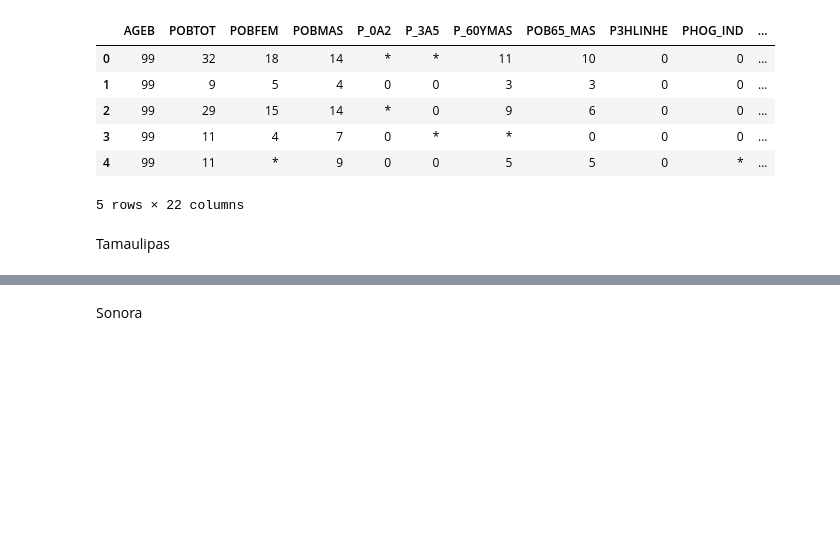
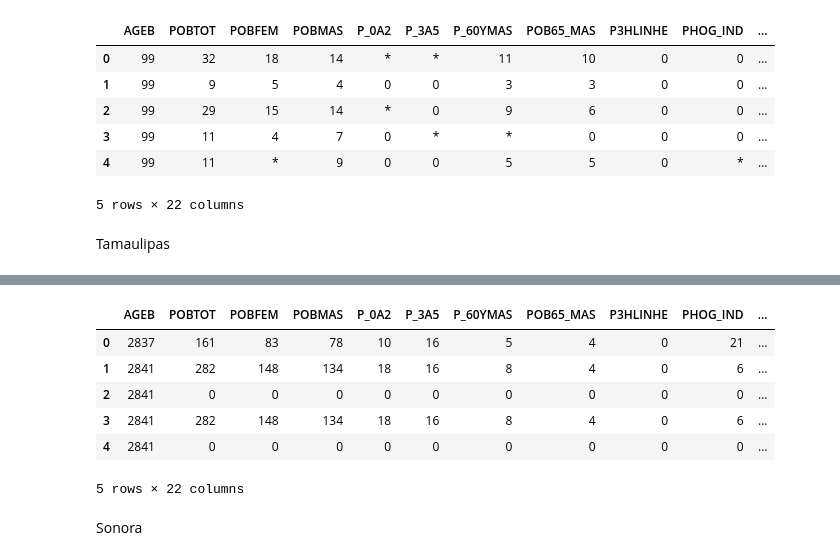
Before and after one commit to LH-1169213/IslasDeCalor, a Jupyter notebook: EDA_SCITEL_INEGI.ipynb, the cells around one changed output, grey strips where cells are left out. Saved outputs shown, nothing was run; the diff lists cells and outputs as text; code cells hidden in the pictures; blank space fills up the shorter version.

```diff
--- a/EDA_SCITEL_INEGI.ipynb
+++ b/EDA_SCITEL_INEGI.ipynb
@@ -848,11 +856,19 @@ df38.head()
 # %%
 # Leemos los datos por Estado
 # Tamaulipas 2
-df39 = pd.read_csv("",
+df39 = pd.read_csv("https://raw.githubusercontent.com/LH-1169213/IslasDeCalor/refs/heads/main/Tamaulipas2.csv",
                  usecols=[ 'AGEB', 'POBTOT', 'POBFEM', 'POBMAS',
             'P_0A2','P_3A5', 'P_60YMAS', 'POB65_MAS', 'P3HLINHE', 'PHOG_IND', 'PCON_DISC', 'PCON_LIMI',
             'PSIND_LIM', 'P15YM_AN', 'P15YM_SE', 'GRAPROES', 'PEA', 'PSINDER', 'PDER_SS', 'TOTHOG', 'POBHOG', 'VIVTOT'])
 df39.head()
+# %% [output]
+|  | AGEB | POBTOT | POBFEM | POBMAS | P_0A2 | P_3A5 | P_60YMAS | POB65_MAS | P3HLINHE | PHOG_IND | ... |
+| 0 | 2837 | 161 | 83 | 78 | 10 | 16 | 5 | 4 | 0 | 21 | ... |
+| 1 | 2841 | 282 | 148 | 134 | 18 | 16 | 8 | 4 | 0 | 6 | ... |
+| 2 | 2841 | 0 | 0 | 0 | 0 | 0 | 0 | 0 | 0 | 0 | ... |
+| 3 | 2841 | 282 | 148 | 134 | 18 | 16 | 8 | 4 | 0 | 6 | ... |
+| 4 | 2841 | 0 | 0 | 0 | 0 | 0 | 0 | 0 | 0 | 0 | ... |
+5 rows × 22 columns
 # %% [markdown]
 Sonora
 # %%
```
Also changed, not shown: parts of 17 cells of this notebook.
